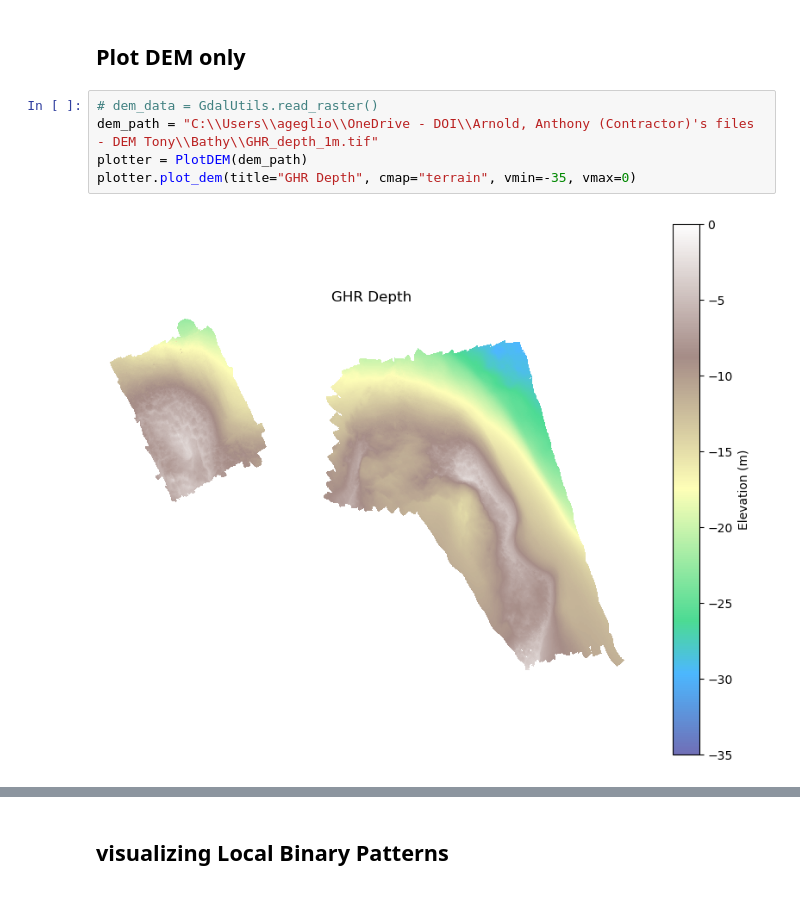
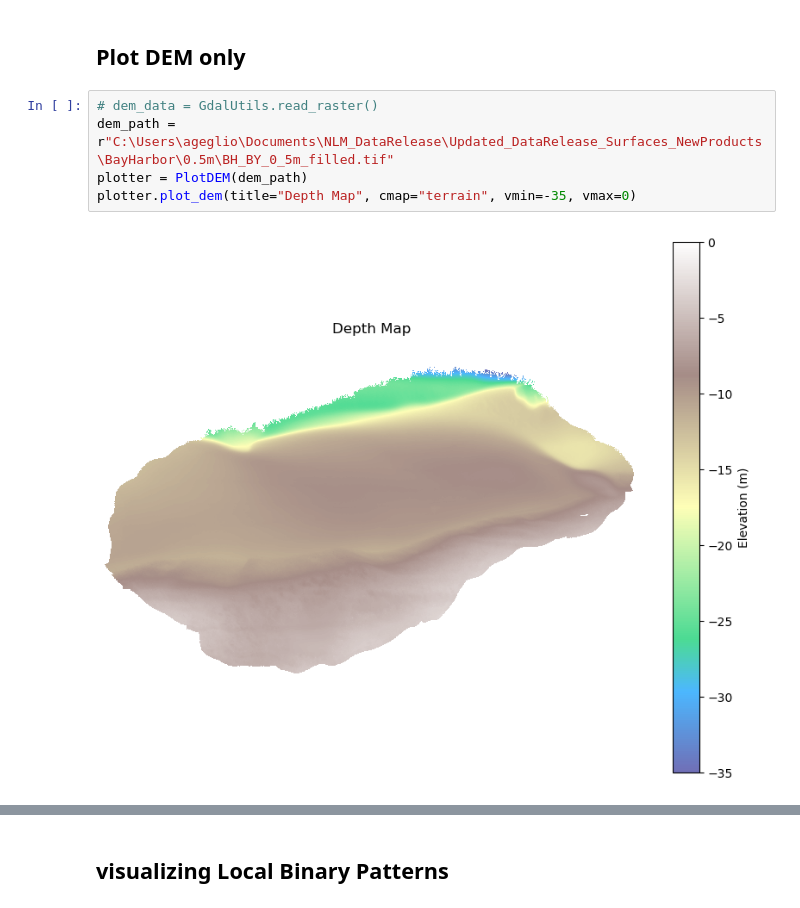
Before and after one commit to ajgeglio/arcpy-dem-processing, a Jupyter notebook: notebooks/visualizing_products.ipynb, the cells around one changed output, grey strips where cells are left out. Saved outputs shown, nothing was run; the diff lists cells and outputs as text.

Commit message:
bathymorph fixes

```diff
--- a/notebooks/visualizing_products.ipynb
+++ b/notebooks/visualizing_products.ipynb
@@ -11,8 +11,8 @@ from plotter import PlotDEM
 ## Plot DEM only
 # %%
 # dem_data = GdalUtils.read_raster()
-dem_path = "C:\\Users\\ageglio\\OneDrive - DOI\\Arnold, Anthony (Contractor)'s files - DEM Tony\\Bathy\\GHR_depth_1m.tif"
+dem_path = r"C:\Users\ageglio\Documents\NLM_DataRelease\Updated_DataRelease_Surfaces_NewProducts\BayHarbor\0.5m\BH_BY_0_5m_filled.tif"
 plotter = PlotDEM(dem_path)
-plotter.plot_dem(title="GHR Depth", cmap="terrain", vmin=-35, vmax=0)
+plotter.plot_dem(title="Depth Map", cmap="terrain", vmin=-35, vmax=0)
 # %% [output]
-[figure, old version]
+[figure, new version]
```
Also changed, not shown: parts of 7 cells of this notebook, 1 other file.
